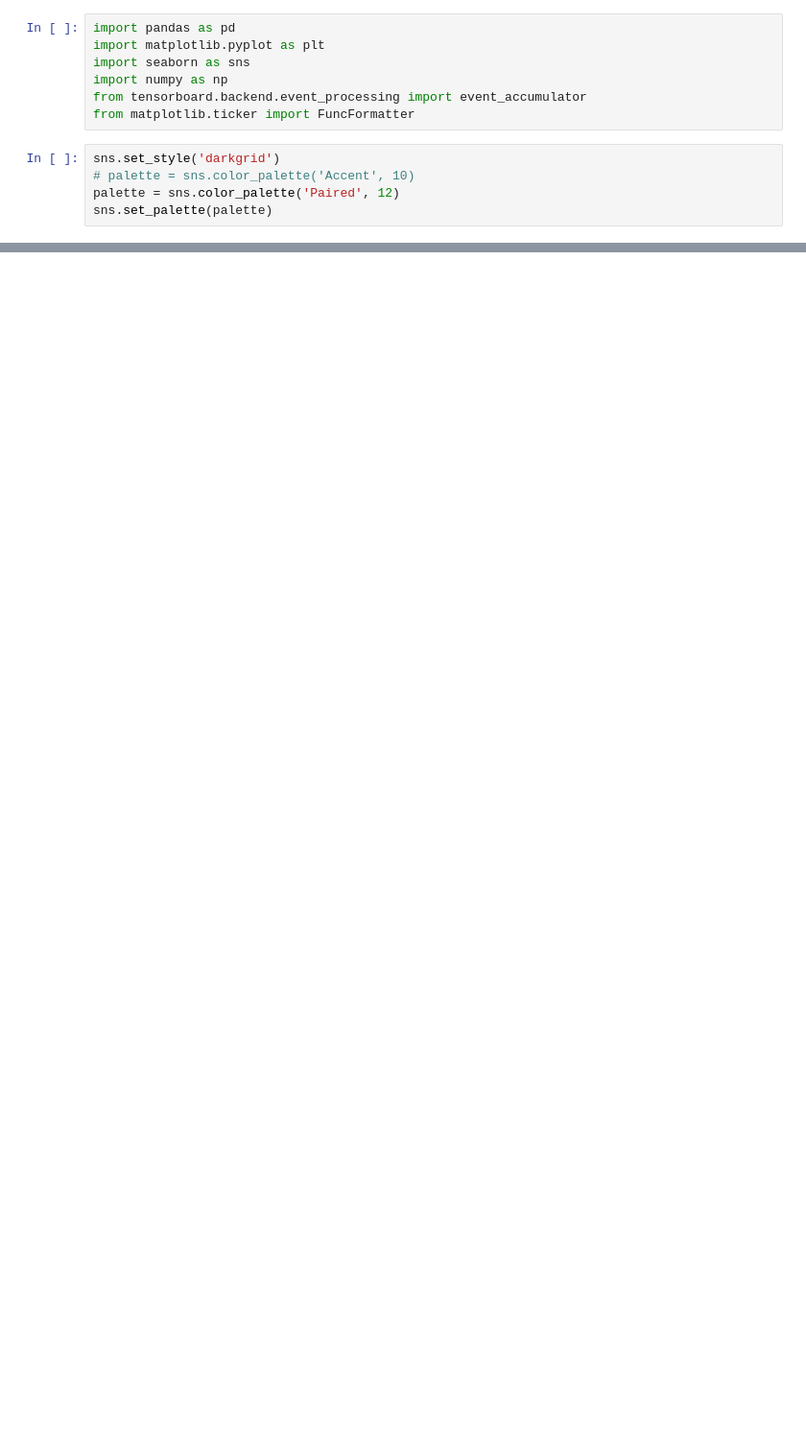
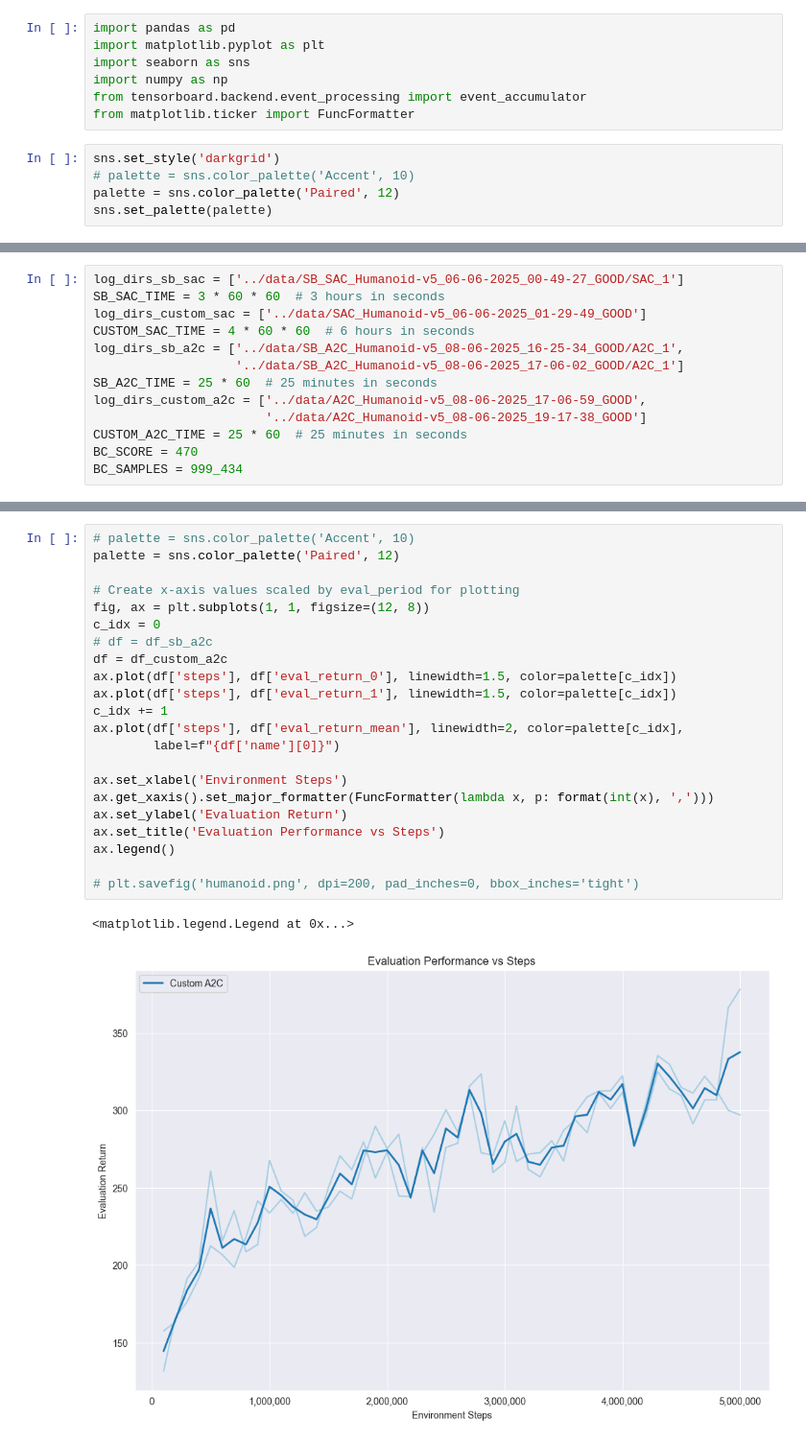
Before and after one commit to p1m0/GIST-RL-Project, a Jupyter notebook: plots/humanoid.ipynb, the cells around one changed output, grey strips where cells are left out. Shown at 96% size. Drawn from its saved outputs; the diff is of its cells as text; blank space fills up the shorter version.

```diff
--- a/plots/humanoid.ipynb
+++ b/plots/humanoid.ipynb
@@ -711,0 +15,13 @@ plt.savefig('plots/humanoid_sac_cropped.png', dpi=200, pad_inches=0, bbox_inches
+# %%
+log_dirs_sb_sac = ['../data/SB_SAC_Humanoid-v5_06-06-2025_00-49-27_GOOD/SAC_1']
+SB_SAC_TIME = 3 * 60 * 60  # 3 hours in seconds
+log_dirs_custom_sac = ['../data/SAC_Humanoid-v5_06-06-2025_01-29-49_GOOD']
+CUSTOM_SAC_TIME = 4 * 60 * 60  # 6 hours in seconds
+log_dirs_sb_a2c = ['../data/SB_A2C_Humanoid-v5_08-06-2025_16-25-34_GOOD/A2C_1',
+                   '../data/SB_A2C_Humanoid-v5_08-06-2025_17-06-02_GOOD/A2C_1']
+SB_A2C_TIME = 25 * 60  # 25 minutes in seconds
+log_dirs_custom_a2c = ['../data/A2C_Humanoid-v5_08-06-2025_17-06-59_GOOD',
+                       '../data/A2C_Humanoid-v5_08-06-2025_19-17-38_GOOD']
+CUSTOM_A2C_TIME = 25 * 60  # 25 minutes in seconds
+BC_SCORE = 470
+BC_SAMPLES = 999_434
@@ -711,0 +112,25 @@ plt.savefig('plots/humanoid_sac_cropped.png', dpi=200, pad_inches=0, bbox_inches
+# %%
+# palette = sns.color_palette('Accent', 10)
+palette = sns.color_palette('Paired', 12)
+
+# Create x-axis values scaled by eval_period for plotting
+fig, ax = plt.subplots(1, 1, figsize=(12, 8))
+c_idx = 0
+# df = df_sb_a2c
+df = df_custom_a2c
+ax.plot(df['steps'], df['eval_return_0'], linewidth=1.5, color=palette[c_idx])
+ax.plot(df['steps'], df['eval_return_1'], linewidth=1.5, color=palette[c_idx])
+c_idx += 1
+ax.plot(df['steps'], df['eval_return_mean'], linewidth=2, color=palette[c_idx],
+        label=f"{df['name'][0]}")
+
+ax.set_xlabel('Environment Steps')
+ax.get_xaxis().set_major_formatter(FuncFormatter(lambda x, p: format(int(x), ',')))
+ax.set_ylabel('Evaluation Return')
+ax.set_title('Evaluation Performance vs Steps')
+ax.legend()
+
+# plt.savefig('humanoid.png', dpi=200, pad_inches=0, bbox_inches='tight')
+# %% [output]
+<matplotlib.legend.Legend at 0x...>
+[figure, added]
```
Also changed, not shown: parts of 44 cells of this notebook, 2 other files.
